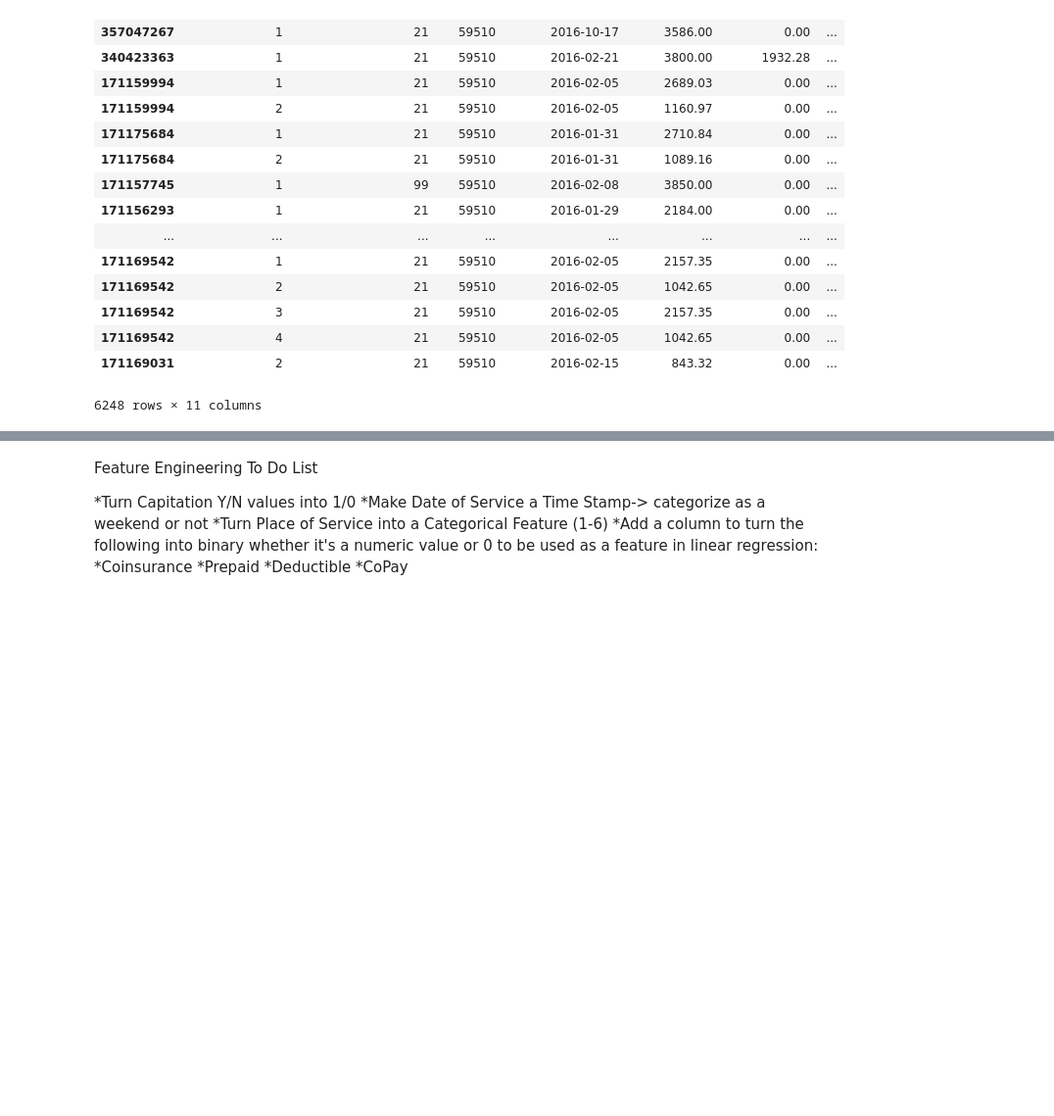
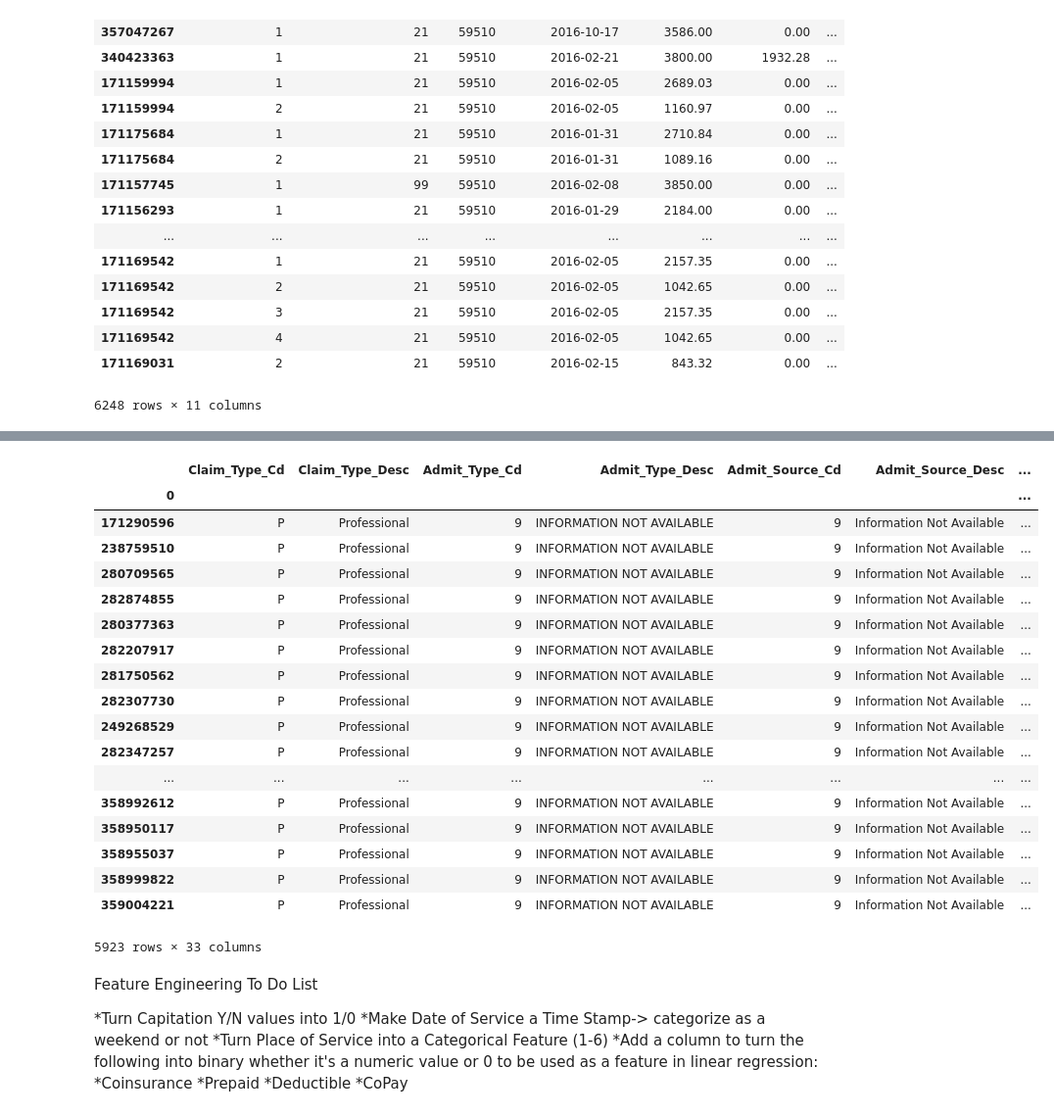
Before and after one commit to jlhewitt/Healthcare-Claim-Analysis, a Jupyter notebook: Save_For_Later/Second_Draft.ipynb, the cells around one changed output, grey strips where cells are left out. Shown at 98% size. Drawn from its saved outputs; the diff is of its cells as text; code cells hidden in the pictures; blank space fills up the shorter version.

Commit message:
with added data

```diff
--- a/Save_For_Later/Second_Draft.ipynb
+++ b/Save_For_Later/Second_Draft.ipynb
@@ -108,0 +218,60 @@ simplified_CPT4_df
+# %%
+data_from_claims_header = pd.read_csv('caesarian_claims.csv', header=None, index_col=[0])
+#by sorting for rows based on whether they're in the previous dataframe or not, we've excluded the column names.
+#they need to be added manually
+data_from_claims_header.columns = [
+ 'Claim_Type_Cd',
+ 'Claim_Type_Desc',
+ 'Admit_Type_Cd',
+ 'Admit_Type_Desc',
+ 'Admit_Source_Cd',
+ 'Admit_Source_Desc',
+ 'Discharge_Status_Cd',
+ 'Discharge_Status_Desc',
+ 'Bill_Type_Cd',
+ 'Third_Party_Liability_Cd',
+ 'Third_Party_Liability_Desc',
+ 'E_Cd',
+ 'Service_Start_Dt',
+ 'Charge_Amt',
+ 'Plan_Paid_Amt',
+ 'Prepaid_Amt',
+ 'Copay_Amt',
+ 'Coinsurance_Amt',
+ 'Line_of_Business_Cd',
+ 'Capitation_Flag',
+ 'Admission_Dx_ID',
+ 'Principal_Dx_ID',
+ 'Primary_Proc_ID',
+ 'Member_Age_Years',
+ 'Length_of_Stay',
+ 'ER_Flag',
+ 'Line_Count',
+ 'Deductible_Amt',
+ 'Dental_Flag',
+ 'Service_Start_Year',
+ 'Small_Area_Cd',
+ 'Gender_Cd',
+ 'Member_Gender_Desc']
+
+data_from_claims_header
+# %% [output]
+|  | Claim_Type_Cd | Claim_Type_Desc | Admit_Type_Cd | Admit_Type_Desc | Admit_Source_Cd | Admit_Source_Desc | ... |
+| 0 |  |  |  |  |  |  | ... |
+| 171290596 | P | Professional | 9 | INFORMATION NOT AVAILABLE | 9 | Information Not Available | ... |
+| 238759510 | P | Professional | 9 | INFORMATION NOT AVAILABLE | 9 | Information Not Available | ... |
+| 280709565 | P | Professional | 9 | INFORMATION NOT AVAILABLE | 9 | Information Not Available | ... |
+| 282874855 | P | Professional | 9 | INFORMATION NOT AVAILABLE | 9 | Information Not Available | ... |
+| 280377363 | P | Professional | 9 | INFORMATION NOT AVAILABLE | 9 | Information Not Available | ... |
+| 282207917 | P | Professional | 9 | INFORMATION NOT AVAILABLE | 9 | Information Not Available | ... |
+| 281750562 | P | Professional | 9 | INFORMATION NOT AVAILABLE | 9 | Information Not Available | ... |
+| 282307730 | P | Professional | 9 | INFORMATION NOT AVAILABLE | 9 | Information Not Available | ... |
+| 249268529 | P | Professional | 9 | INFORMATION NOT AVAILABLE | 9 | Information Not Available | ... |
+| 282347257 | P | Professional | 9 | INFORMATION NOT AVAILABLE | 9 | Information Not Available | ... |
+| ... | ... | ... | ... | ... | ... | ... | ... |
+| 358992612 | P | Professional | 9 | INFORMATION NOT AVAILABLE | 9 | Information Not Available | ... |
+| 358950117 | P | Professional | 9 | INFORMATION NOT AVAILABLE | 9 | Information Not Available | ... |
+| 358955037 | P | Professional | 9 | INFORMATION NOT AVAILABLE | 9 | Information Not Available | ... |
+| 358999822 | P | Professional | 9 | INFORMATION NOT AVAILABLE | 9 | Information Not Available | ... |
+| 359004221 | P | Professional | 9 | INFORMATION NOT AVAILABLE | 9 | Information Not Available | ... |
+5923 rows × 33 columns
```
Also changed, not shown: parts of 27 cells of this notebook.
